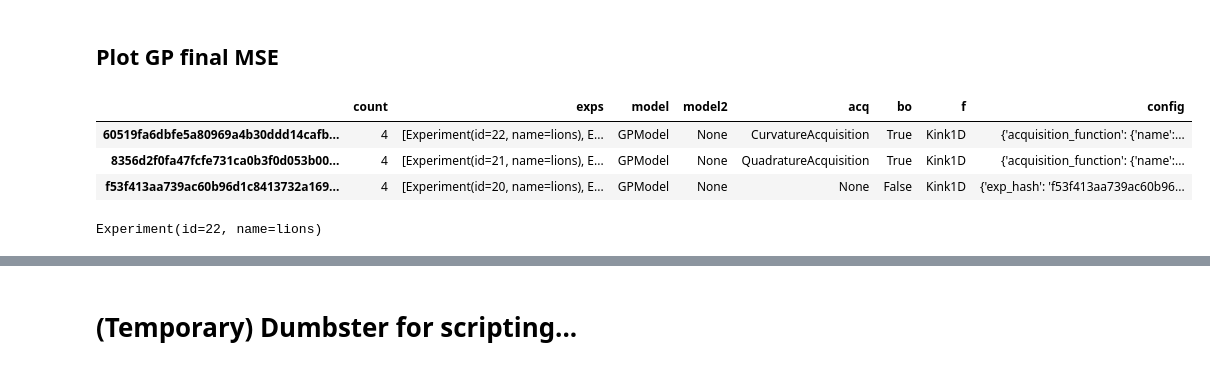
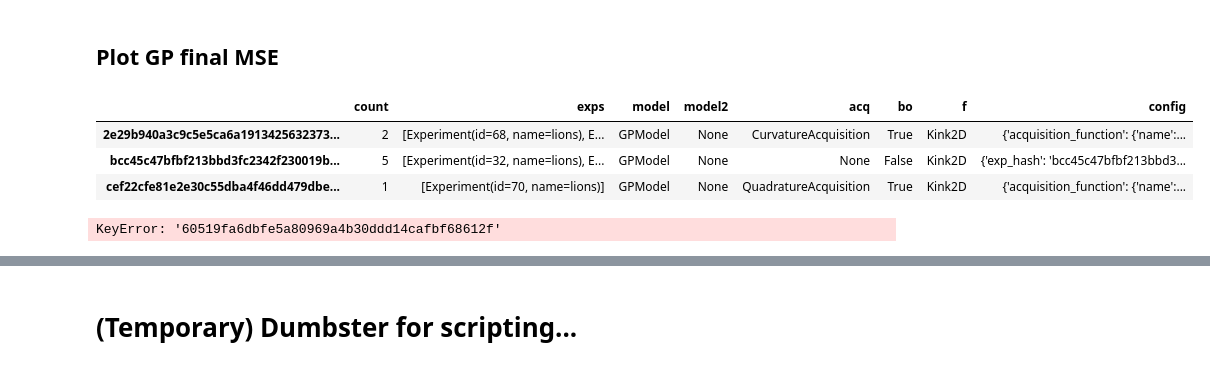
Before and after one commit to tmpethick/thesis-code, a Jupyter notebook: explorer_notebook.ipynb, the cells around one changed output, grey strips where cells are left out. Saved outputs shown, nothing was run; the diff lists cells and outputs as text; code cells hidden in the pictures.

```diff
--- a/explorer_notebook.ipynb
+++ b/explorer_notebook.ipynb
@@ -120,21 +126,22 @@ for i, exp in enumerate(exps):
 # %%
 exps_rows_df = df
 #exps_rows_df = exps_rows_df.loc[exps_rows_df.bo == False]
-exps_rows_df = exps_rows_df[exps_rows_df.f == 'Kink1D']
+#exps_rows_df = exps_rows_df[exps_rows_df.f == 'Kink1D']
+exps_rows_df = exps_rows_df[exps_rows_df.f == 'Kink2D']
 #exps_rows_df = exps_rows_df[exps_rows_df.f == 'IncreasingOscillationDecreasingAmplitude']
 #exps_rows_df = exps_rows_df[exps_rows_df.model == 'DKLGPModel']
 exps_rows_df = exps_rows_df.copy()
 exps_rows_df
 # %% [output]
 |  | count | exps | model | model2 | acq | bo | f | config |
-| 60519fa6dbfe5a80969a4b30ddd14cafb... | 4 | [Experiment(id=22, name=lions), E... | GPModel | None | CurvatureAcquisition | True | Kink1D | {'acquisition_function': {'name':... |
-| 8356d2f0fa47fcfe731ca0b3f0d053b00... | 4 | [Experiment(id=21, name=lions), E... | GPModel | None | QuadratureAcquisition | True | Kink1D | {'acquisition_function': {'name':... |
-| f53f413aa739ac60b96d1c8413732a169... | 4 | [Experiment(id=20, name=lions), E... | GPModel | None | None | False | Kink1D | {'exp_hash': 'f53f413aa739ac60b96... |
+| 2e29b940a3c9c5e5ca6a1913425632373... | 2 | [Experiment(id=68, name=lions), E... | GPModel | None | CurvatureAcquisition | True | Kink2D | {'acquisition_function': {'name':... |
+| bcc45c47bfbf213bbd3fc2342f230019b... | 5 | [Experiment(id=32, name=lions), E... | GPModel | None | None | False | Kink2D | {'exp_hash': 'bcc45c47bfbf213bbd3... |
+| cef22cfe81e2e30c55dba4f46dd479dbe... | 1 | [Experiment(id=70, name=lions)] | GPModel | None | QuadratureAcquisition | True | Kink2D | {'acquisition_function': {'name':... |
 # %%
 exps_rows_df.loc['60519fa6dbfe5a80969a4b30ddd14cafbf68612f'].exps.pop()
 exps_rows_df.loc['60519fa6dbfe5a80969a4b30ddd14cafbf68612f'].exps.pop()
 # %% [output]
-Experiment(id=22, name=lions)
+KeyError: '60519fa6dbfe5a80969a4b30ddd14cafbf68612f'
 # %%
 # Stats on result
 exps_rows_df['rmse'] = exps_rows_df.apply(lambda row: np.array([e.result for e in row.exps], dtype=np.float), axis=1)
```
Also changed, not shown: parts of 6 cells of this notebook, 8 other files.
